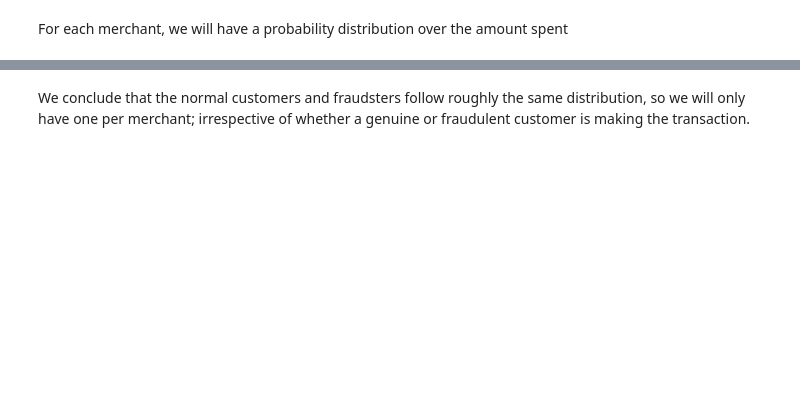
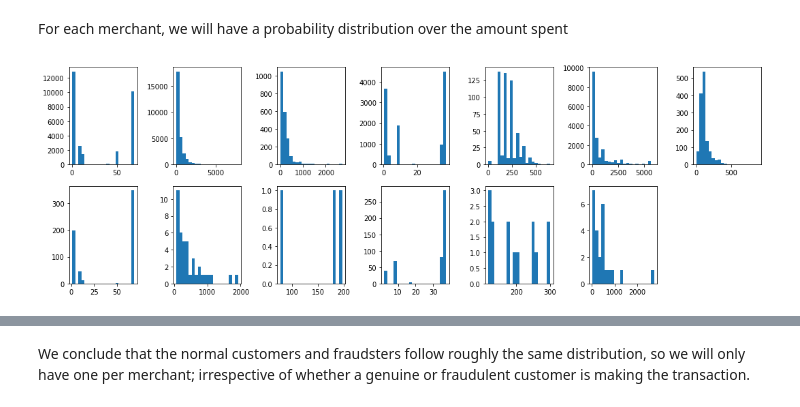
Before and after one commit to lmzintgraf/MultiMAuS, a Jupyter notebook: data/analyse_data.ipynb, the cells around one changed output, grey strips where cells are left out. Drawn from its saved outputs; the diff is of its cells as text; code cells hidden in the pictures; blank space fills up the shorter version.

```diff
--- a/data/analyse_data.ipynb
+++ b/data/analyse_data.ipynb
@@ -17,7 +17,7 @@ dates_2016 = [datetime(2016, 1, 1) + timedelta(days=i) for i in range(366)]
 # %% [markdown]
 ##### Read in dataset and split into fraud/non-fraud
 # %%
-dataset01, dataset0, dataset1 = utils_data.get_dataset('real')
+dataset01, dataset0, dataset1 = utils_data.get_real_dataset()
 datasets = [dataset0, dataset1]
 
 out_folder = utils_data.FOLDER_REAL_DATA_ANALYSIS
@@ -28,4 +42,4 @@ print(dataset01.head())
 # %%
-data_stats = utils_data.get_data_stats('real')
+data_stats = utils_data.get_real_data_stats()
 data_stats.to_csv(join(utils_data.FOLDER_SIMULATOR_INPUT, 'aggregated_data.csv'))
 display(data_stats)
@@ -513,5 +620,46 @@ plt.show()
 # %% [markdown]
 For each merchant, we will have a probability distribution over the amount spent
+# %%
+from scipy.optimize import curve_fit
+
+def sigmoid(x, x0, k):
+    y = 1 / (1 + np.exp(-k * (x - x0)))
+    return y
+
+num_merchants = data_stats.loc['num merchants', 'all']
+num_bins = 20
+merchant_amount_distr = np.zeros((2, num_merchants, 2*num_bins+1))
+
+plt.figure(figsize=(15, 5))
+plt_idx = 1
+for dataset in [dataset0, dataset1]:
+    for m in dataset0['MerchantID'].unique():
+
+        # get all transactions from this merchant
+        trans_merch = dataset.loc[dataset['MerchantID']==m]
+        num_transactions = trans_merch.shape[0]
+
+        if num_transactions > 0:
+
+            # get the amounts paid for the transactions with this merchant
+            amounts = trans_merch['Amount']
+            bins_height, bins_edges = np.histogram(amounts, bins=num_bins)
+            bins_height = np.array(bins_height, dtype=np.float)
+            bins_height /= np.sum(bins_height)
+
+            merchant_amount_distr[int(plt_idx > 7), (plt_idx-1)%7, :] = np.concatenate((bins_height, bins_edges))
+
+            plt.subplot(2, num_merchants, plt_idx)
+            plt.hist(amounts, bins=num_bins)
+
+        plt_idx += 1
+
+plt.tight_layout()
+plt.show()
+
+np.save(join(utils_data.FOLDER_SIMULATOR_INPUT,'merchant_amount_distr'), merchant_amount_distr)
+# %% [output]
+[figure, added]
 # %%
 from scipy.optimize import curve_fit
 
```
Also changed, not shown: parts of 27 cells of this notebook.
